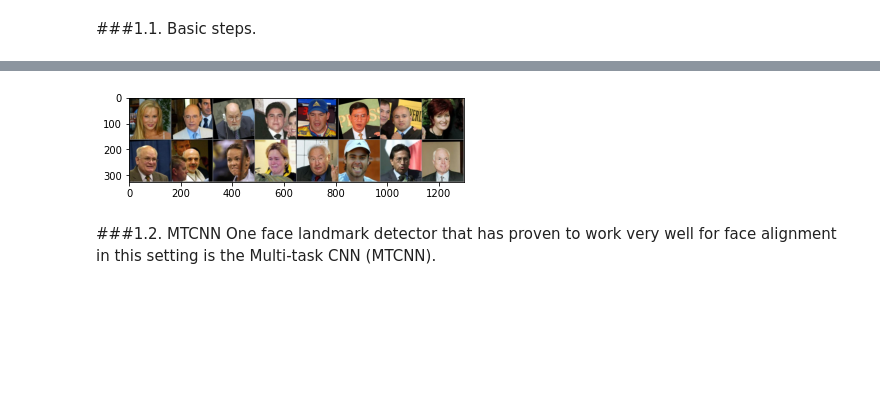
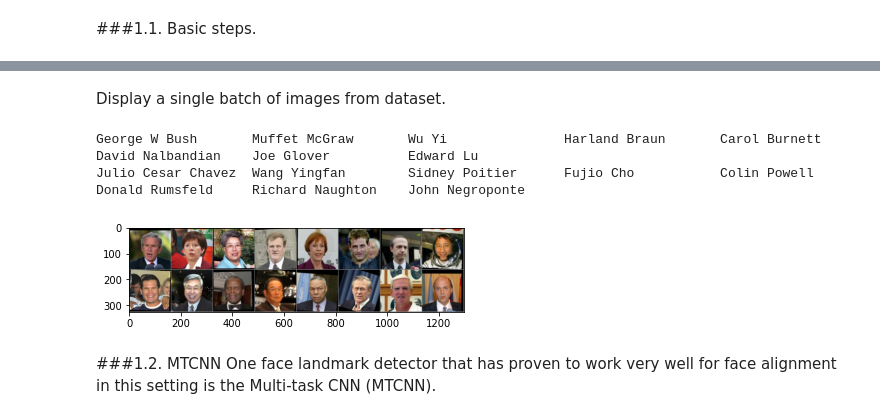
Before and after one commit to pasqualemocerino/AILabProj-FaceRecognition, a Jupyter notebook: FaceRecognition.ipynb, the cells around one changed output, grey strips where cells are left out. Saved outputs shown, nothing was run; the diff lists cells and outputs as text; code cells hidden in the pictures; blank space fills up the shorter version.

```diff
--- a/FaceRecognition.ipynb
+++ b/FaceRecognition.ipynb
@@ -59,32 +59,25 @@ import torchvision
 import torchvision.transforms as transforms
 import torchvision.datasets as datasets
 # %%
-#Training hyperparameters
+# Hyperparameters
 BATCH_SIZE = 16
 WORKERS = 0 if os.name == 'nt' else 2
 
-#Setting the device to train the model
+# Setting the device
 device = torch.device("cuda" if torch.cuda.is_available() else "cpu")
 
-#Loading the dataset
+# Loading the dataset
 print("[INFO] Loading the LFW dataset...")
 transform = transforms.Compose(
     [transforms.ToTensor(),
      transforms.Resize((160,160)),
      transforms.Normalize((0.5, 0.5, 0.5), (0.5, 0.5, 0.5))])
 
-trainset = datasets.LFWPeople(root='./data', split='train',
-                          transform = transform, download=True)
-trainloader = DataLoader(trainset, batch_size=BATCH_SIZE,
+dataset = datasets.LFWPeople(root='./data', transform = transform, download=True)
+dataloader = DataLoader(dataset, batch_size=BATCH_SIZE,
                                           shuffle=True, num_workers=WORKERS)
-print("[INFO] Trainset loaded:")
-print(trainset)
-testset = datasets.LFWPeople(root='./data', split='test',
-                          transform = transform, download=True)
-testloader = DataLoader(testset, batch_size=BATCH_SIZE,
-                                         shuffle=False, num_workers=WORKERS)
-print("[INFO] Testset loaded:")
-print(testset)
+print("[INFO] Dataset loaded:")
+print(dataset)
 # %% [output]
 [INFO] Loading the LFW dataset...
 Files already downloaded and verified
@@ -108,3 +101,8 @@ Display a single batch of images from trainset. The choice to split between trai
+# %%
+lfw_people = fetch_lfw_people(min_faces_per_person=1, resize=0.4)
+classes = lfw_people.target_names
+# %% [markdown]
+Display a single batch of images from dataset.
 # %%
 import matplotlib.pyplot as plt
 import numpy as np
@@ -114,13 +112,25 @@ def imshow(img):
   img = img/2 + 0.5
   # Plotting
   plt.imshow(np.transpose(img.numpy(), (1,2,0)))
-# %%
-trainiter = iter(trainloader)
-images, labels = trainiter.next()
-
-imshow(torchvision.utils.make_grid(images))
-# %% [output]
-[figure, removed]
+# %%
+dataiter = iter(dataloader)
+# %%
+images, labels = dataiter.next()
+imshow(torchvision.utils.make_grid(images))
+
+padding = 1
+names = [classes[labels[id]] for id in range(BATCH_SIZE)]
+
+# Column width (using padding)
+col_width = max(len(name) for name in names) + padding
+
+for i in range(len(names)):
+  if (i == 8): print()
+  print(names[i].ljust(col_width), end=' ')
+# %% [output]
+George W Bush       Muffet McGraw       Wu Yi               Harland Braun       Carol Burnett       David Nalbandian    Joe Glover          Edward Lu
+Julio Cesar Chavez  Wang Yingfan        Sidney Poitier      Fujio Cho           Colin Powell        Donald Rumsfeld     Richard Naughton    John Negroponte
+[figure, added]
 # %% [markdown]
 ###1.2. MTCNN
 One face landmark detector that has proven to work very well for face alignment in this setting is the Multi-task CNN (MTCNN).
```
Also changed, not shown: parts of 38 cells of this notebook.
